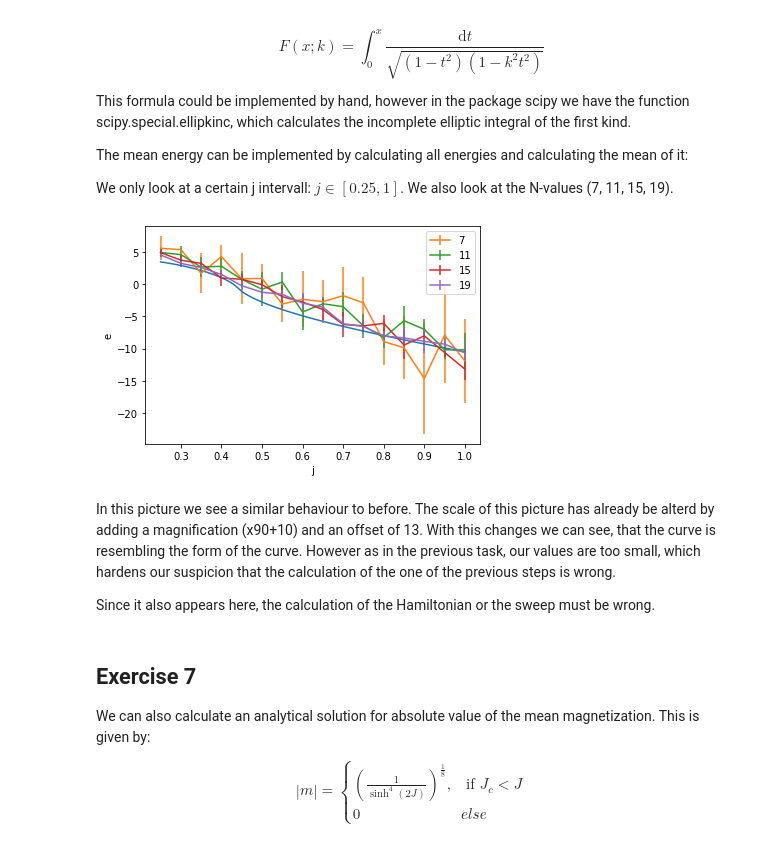
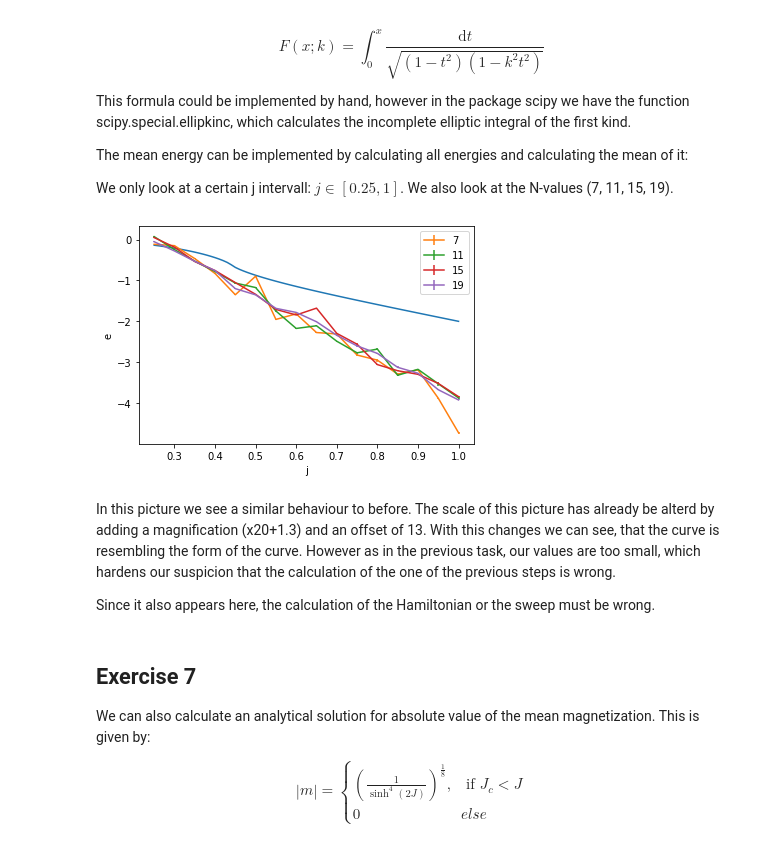
Before and after one commit to Trico94/physics760_Martin, a Jupyter notebook: Exercise 2/exercise2.ipynb, the cells around one changed output. Cells and saved outputs as stored; diff of their text form; code cells hidden in the pictures.

```diff
--- a/Exercise 2/exercise2.ipynb
+++ b/Exercise 2/exercise2.ipynb
@@ -149,10 +173,10 @@ def sweep(spin_array, j, h, t):
     # Negative index (-1) ends up at the end of array
     # End of array needs to be taken care of
     i = l = -1
-    if x == len(spin_array[0]) - 1:
-        x = len(spin_array[0]) - 2
-    if y == len(spin_array[0]) - 1:
-        y = len(spin_array[0]) - 2
+    if x == 0 :
+        i = len(spin_array[0]) - 1
+    if y == 0:
+        l = len(spin_array[1]) - 1
     #print(x, y)
 
     #Calculate Energy prior to flip
@@ -299,7 +323,7 @@ We only look at a certain j intervall: $j \in [0.25, 1]$. We also look at the N-
 #Implement the analytical solution
 def mean_energy_analytical(j):
     spherical=sp.ellipkinc(math.pi/2, 4*math.cosh(2*j)**-2*math.tanh(2*j)**2)
-    return (-j*(math.cosh(2*j)/math.sinh(2*j))*(1+2*math.pi*(2*math.tanh(2*j)**2-1)*spherical))
+    return (-j*(math.cosh(2*j)/math.sinh(2*j))*(1+(2/math.pi)*(2*math.tanh(2*j)**2-1)*spherical))
 
 #Calculation of the mean energy per spin
 def mean_energy_simulated(spin_array, N, j, t, repeats):
@@ -319,7 +343,7 @@ def mean_energy_simulated(spin_array, N, j, t, repeats):
     #return the average of these
     return(np.average(energy_average))
 # %%
-def plot_mean_energy(h, t, repeats, averaging):
+def plot_mean_energy(t, repeats, averaging):
     #get the analytical results
     j_array_analytical=np.arange(0.25, 1.01, 0.01)
     mean_energy_array_analytical=np.zeros(len(j_array_analytical))
@@ -332,38 +356,38 @@ def plot_mean_energy(h, t, repeats, averaging):
 
     #We will have all values from 0.25 to 1 in a 0.1 intervall
     j_array_simulated=np.arange(0.25, 1.01, 0.05)
 
     temp_energy_array=np.zeros(averaging)
     mean_energy_array_simulated=np.zeros(len(j_array_simulated)*4).reshape(4, len(j_array_simulated))
     mean_energy_array_simulated_errors=np.zeros(len(j_array_simulated)*4).reshape(4, len(j_array_simulated))
 
     #loop over all possible N values ([7, 11, 15, 19])
     for k in range(len(N_array)):
 
         #loop over all possible j values
         for i in range(len(j_array_simulated)):
 
             #calculate the energy d times, to get an average
             for d in range(averaging):
                 temp_energy_array[d]=mean_energy_simulated(gen_spin_array(N_array[k]), N_array[k], j_array_simulated[i], t, repeats)
 
             #Calculate the mean and standard deviation of the mean energy
             mean_energy_array_simulated[k][i]=np.average(temp_energy_array)
             mean_energy_array_simulated_errors[k][i]=np.std(temp_energy_array)
 
     plt.plot(j_array_analytical, mean_energy_array_analytical)
     for k in range(len(N_array)):
-        plt.errorbar(j_array_simulated, mean_energy_array_simulated[k]*90+10, yerr=mean_energy_array_simulated_errors[k]*90, label=N_array[k]) #*90+3
+        plt.errorbar(j_array_simulated, mean_energy_array_simulated[k]*20+1.3, yerr=mean_energy_array_simulated_errors[k], label=N_array[k]) #*90+3
     plt.xlabel("j")
     plt.ylabel("e")
     plt.legend(loc="best")
     plt.savefig("plot_mean_energy.png")
 
-plot_mean_energy(0, 1, 100, 5)
+plot_mean_energy(1, 20, 5)
 # %% [output]
-[figure, old version]
+[figure, new version]
 # %% [markdown]
-In this picture we see a similar behaviour to before. The scale of this picture has already be alterd by adding a magnification (x90+10) and an offset of 13. With this changes we can see, that the curve is resembling the form of the curve. However as in the previous task, our values are too small, which hardens our suspicion that the calculation of the one of the previous steps is wrong.
+In this picture we see a similar behaviour to before. The scale of this picture has already be alterd by adding a magnification (x20+1.3) and an offset of 13. With this changes we can see, that the curve is resembling the form of the curve. However as in the previous task, our values are too small, which hardens our suspicion that the calculation of the one of the previous steps is wrong.
 
 Since it also appears here, the calculation of the Hamiltonian or the sweep must be wrong.
 # %% [markdown]
```
Also changed, not shown: parts of 5 cells of this notebook, 3 other files.
